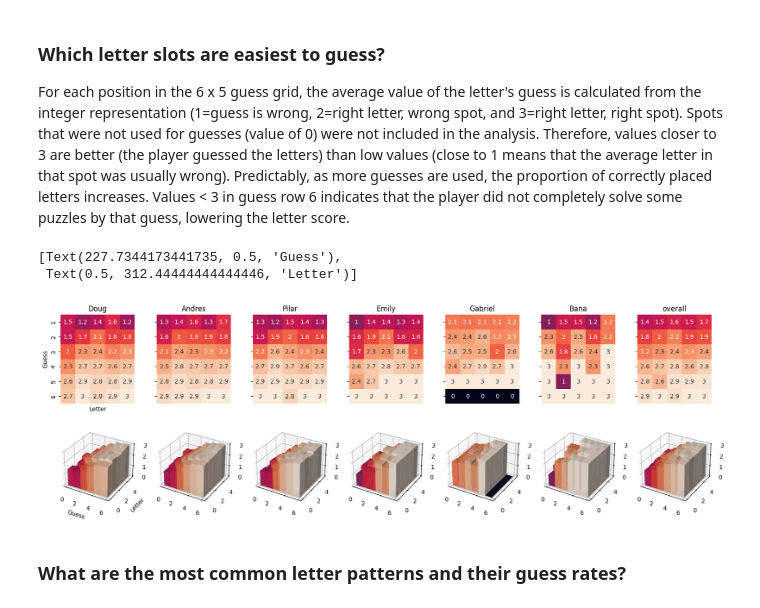
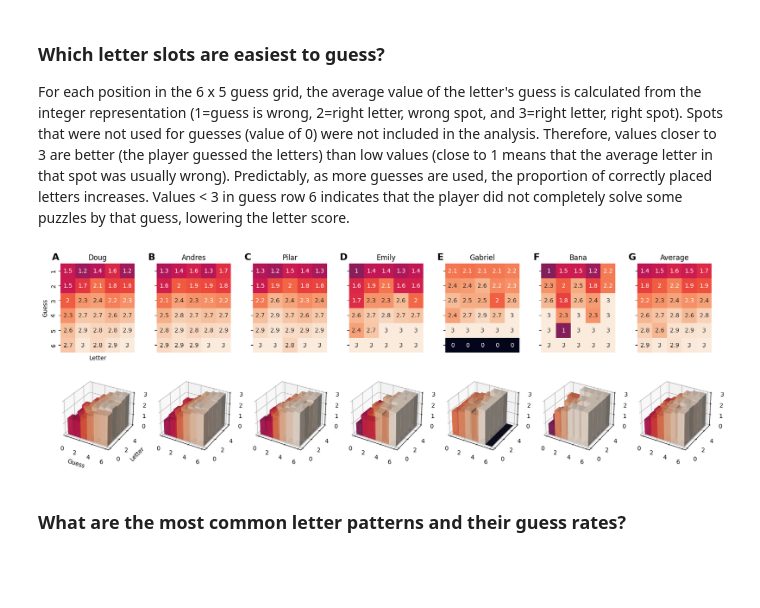
Before and after one commit to craneab/Wordle-Analyzer, a Jupyter notebook: Data Analysis.ipynb, the cells around one changed output. Cells and saved outputs as stored; diff of their text form; code cells hidden in the pictures; blank space fills up the shorter version.

Commit message:
Added most common letter patterns and guess rates, added panel labels

```diff
--- a/Data Analysis.ipynb
+++ b/Data Analysis.ipynb
@@ -112,5 +144,12 @@ df_predicted.plot(
 
 
 # Set figure properties
-myfig.suptitle('Solve score over time')
+myfig.suptitle('Figure 2: Solve score over time', fontweight='bold')
 myfig.set_figwidth(15)
+
+# Add panel labels
+labels = ['A','B','C']
+for i in range(len(myax)):
+      myax[i].text(-0.02,1.02, labels[i],
+            transform=myax[i].transAxes,
+            fontsize=16, fontweight='bold', va='bottom', ha='right')
@@ -187,3 +228,11 @@ sns.barplot(df_weekly_score_long,
             ax=myax[1,2])
 myax[1,2].set(ylabel = 'Mean score of puzzles attempted',xlabel='')
 myax[1,2].set_ylim(6,1)
+
+# Add panel labels
+labels = ['A','B','C','D','E','F']
+for i in range(myax.shape[0]):
+      for j in range(myax.shape[1]):
+            myax[i,j].text(-0.02,1.02, labels[(myax.shape[0]*i)+i+j],
+                  transform=myax[i,j].transAxes,
+                  fontsize=16, fontweight='bold', va='bottom', ha='right')
@@ -234,5 +285,12 @@ sns.heatmap(data.rolling(20).transpose(),
 myax[1].set(title='Rolling Average Heatmap',
        xlabel='Puzzle number')
 
+# Add panel labels
+labels = ['A','B','C']
+for i in range(len(myax)):
+      myax[i].text(-0.02,1.02, labels[i],
+            transform=myax[i].transAxes,
+            fontsize=16, fontweight='bold', va='bottom', ha='right')
+
 # Seaborn pairplot of each person's score compared to others
 g = sns.pairplot(df,kind='reg')
@@ -265,35 +326,42 @@ for i,person in enumerate(dt):
 
 
     y = np.arange(5)
     x = np.arange(6)
     _x, _y = np.meshgrid(x, y)
     X, Y = _x.ravel(), _y.ravel()
 
     dx = dy = 1
     dz = dt[person]
     dz = dz.T.ravel()
     zpos = np.zeros_like(dz)
 
     # Remove old axis and add new 3d projection axis in same spot
     myax[1,i].remove()
     ax = f.add_subplot(2, dt.keys().__len__(), 8+i, projection='3d')
 
     # Set colormap to mimic heatmap
     cmap = plt.get_cmap('rocket')
     colors = cmap(dz / 3)
 
     ax.bar3d(X,Y,zpos,dx,dy,dz, color=colors, alpha=0.8)
 
     # Add labels only to first 3dbar plot
     if i == 0:
         ax.set_xlabel('Guess')
         ax.set_ylabel('Letter')
 
 myax[0,0].set(ylabel = 'Guess',
               xlabel = 'Letter')
+
+# Add panel labels
+labels = ['A','B','C','D','E','F','G',
+          'A\'','B\'','C\'','D\'','E\'','F\'','G\'']
+for i in range(myax.shape[0]):
+      for j in range(myax.shape[1]):
+            myax[i,j].text(-0.02,1.02, labels[(myax.shape[0]*i)+i+j],
+                  transform=myax[i,j].transAxes,
+                  fontsize=16, fontweight='bold', va='bottom', ha='right')
 # %% [output]
-[Text(227.7344173441735, 0.5, 'Guess'),
- Text(0.5, 312.44444444444446, 'Letter')]
-[figure, old version]
+[figure, new version]
 # %% [markdown]
 ### What are the most common letter patterns and their guess rates?
```
Also changed, not shown: parts of 9 cells of this notebook, 2 other files.
